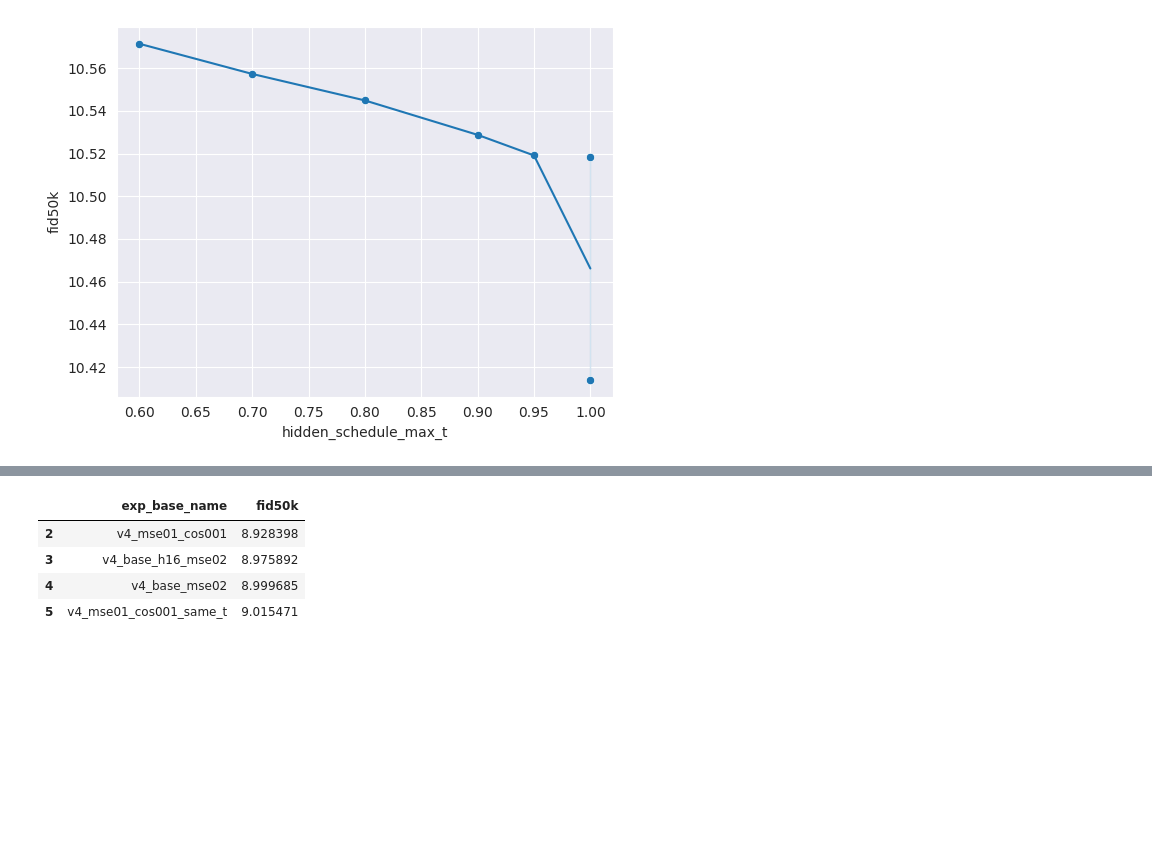
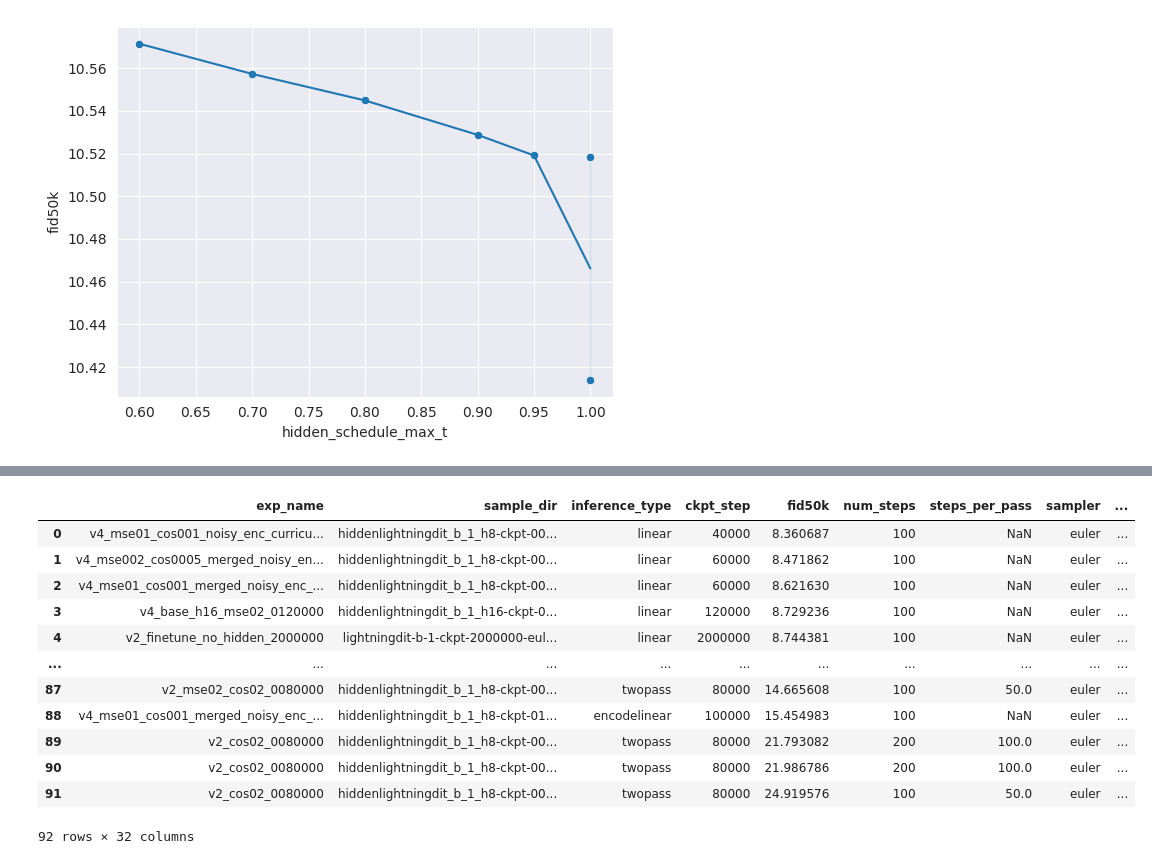
Before and after one commit to BartekPog/sfd-encoder, a Jupyter notebook: notebooks/fid_tables.ipynb, the cells around one changed output, grey strips where cells are left out. Saved outputs shown, nothing was run; the diff lists cells and outputs as text; code cells hidden in the pictures; blank space fills up the shorter version.

```diff
--- a/notebooks/fid_tables.ipynb
+++ b/notebooks/fid_tables.ipynb
@@ -217,10 +219,23 @@ df[df.inference_type == "encodefirst"].sort_values(by="fid50k")
 # %%
-(
-    df[df.exp_base_name.str.startswith("v4")].sort_values(by="fid50k")
-)[['exp_base_name', 'fid50k']]
+df_original = df.copy()
+# df = df[df.exp_base_name.str.startswith("v4") & df.inference_type == "linear"]
+# (
+#     df[df.exp_base_name.str.startswith("v4") & df.inference_type == "linear"].sort_values(by="fid50k")
+# )[['exp_base_name', "training_steps", 'fid50k']]
-# %% [output]
-|  | exp_base_name | fid50k |
-| 2 | v4_mse01_cos001 | 8.928398 |
-| 3 | v4_base_h16_mse02 | 8.975892 |
-| 4 | v4_base_mse02 | 8.999685 |
-| 5 | v4_mse01_cos001_same_t | 9.015471 |
+# %%
+# df[df.exp_base_name.str.startswith("v4") ]
+df
+# %% [output]
+|  | exp_name | sample_dir | inference_type | ckpt_step | fid50k | num_steps | steps_per_pass | sampler | ... |
+| 0 | v4_mse01_cos001_noisy_enc_curricu... | hiddenlightningdit_b_1_h8-ckpt-00... | linear | 40000 | 8.360687 | 100 | NaN | euler | ... |
+| 1 | v4_mse002_cos0005_merged_noisy_en... | hiddenlightningdit_b_1_h8-ckpt-00... | linear | 60000 | 8.471862 | 100 | NaN | euler | ... |
+| 2 | v4_mse01_cos001_merged_noisy_enc_... | hiddenlightningdit_b_1_h8-ckpt-00... | linear | 60000 | 8.621630 | 100 | NaN | euler | ... |
+| 3 | v4_base_h16_mse02_0120000 | hiddenlightningdit_b_1_h16-ckpt-0... | linear | 120000 | 8.729236 | 100 | NaN | euler | ... |
+| 4 | v2_finetune_no_hidden_2000000 | lightningdit-b-1-ckpt-2000000-eul... | linear | 2000000 | 8.744381 | 100 | NaN | euler | ... |
+| ... | ... | ... | ... | ... | ... | ... | ... | ... | ... |
+| 87 | v2_mse02_cos02_0080000 | hiddenlightningdit_b_1_h8-ckpt-00... | twopass | 80000 | 14.665608 | 100 | 50.0 | euler | ... |
+| 88 | v4_mse01_cos001_merged_noisy_enc_... | hiddenlightningdit_b_1_h8-ckpt-01... | encodelinear | 100000 | 15.454983 | 100 | NaN | euler | ... |
+| 89 | v2_cos02_0080000 | hiddenlightningdit_b_1_h8-ckpt-00... | twopass | 80000 | 21.793082 | 200 | 100.0 | euler | ... |
+| 90 | v2_cos02_0080000 | hiddenlightningdit_b_1_h8-ckpt-00... | twopass | 80000 | 21.986786 | 200 | 100.0 | euler | ... |
+| 91 | v2_cos02_0080000 | hiddenlightningdit_b_1_h8-ckpt-00... | twopass | 80000 | 24.919576 | 100 | 50.0 | euler | ... |
+92 rows × 32 columns
```
Also changed, not shown: parts of 16 cells of this notebook, 26 other files.
